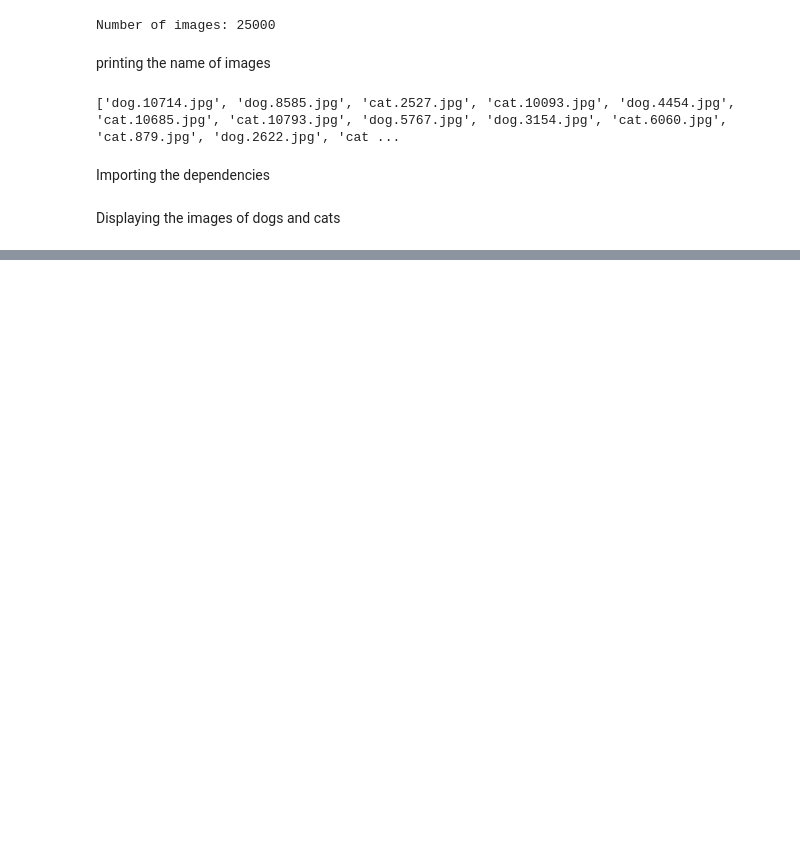
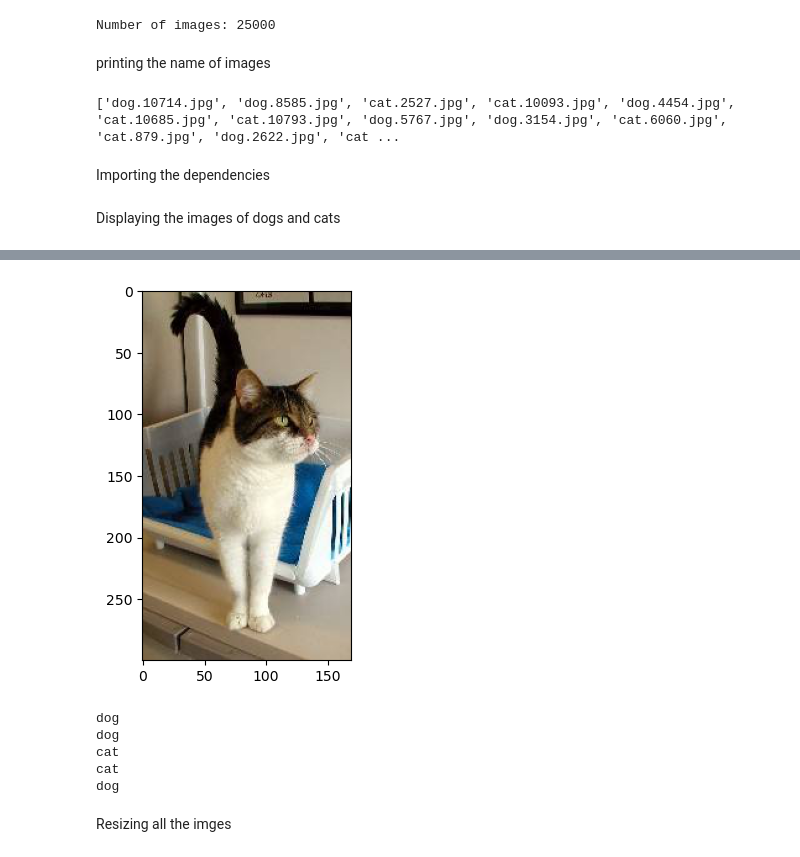
Before and after one commit to Nargesmohammadi/Dog-and-Cat-Classification-using-Transfer-learning-mobilenet-v2-, a Jupyter notebook: Dogs vs Cats classification using transfer learning.ipynb, the cells around one changed output, grey strips where cells are left out. Drawn from its saved outputs; the diff is of its cells as text; code cells hidden in the pictures; blank space fills up the shorter version.

```diff
--- a/Dogs vs Cats classification using transfer learning.ipynb
+++ b/Dogs vs Cats classification using transfer learning.ipynb
@@ -39,0 +41,19 @@ FileNotFoundError: [Errno 2] No such file or directory: '/home/mitraa/Jupyter No
+# %%
+# display cat image
+img = mpimg.imread('/home/mitraa/Jupyter Notebook/Dataset1/train/cat.425.jpg')
+imgplot = plt.imshow(img)
+plt.show()
+# %% [output]
+[figure, added]
+# %%
+file_names = os.listdir('/home/mitraa/Jupyter Notebook/Dataset1/train')
+
+for i in range(5):
+    name = file_names[i]
+    print(name[0:3])
+# %% [output]
+dog
+dog
+cat
+cat
+dog
@@ -39,0 +75,2 @@ FileNotFoundError: [Errno 2] No such file or directory: '/home/mitraa/Jupyter No
+# %% [markdown]
+Resizing all the imges
```
Also changed, not shown: parts of 2 cells of this notebook.
